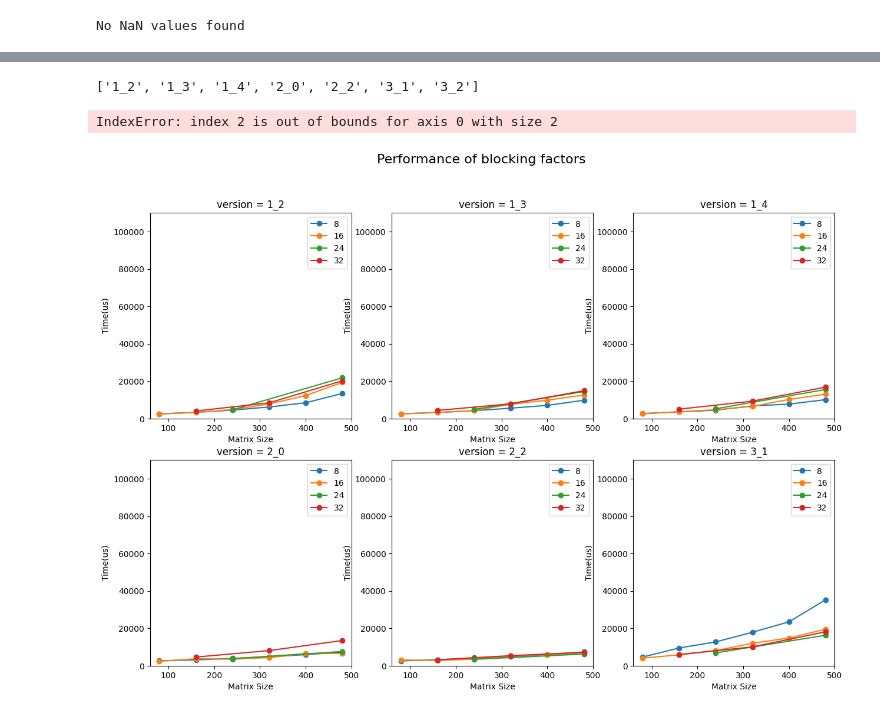
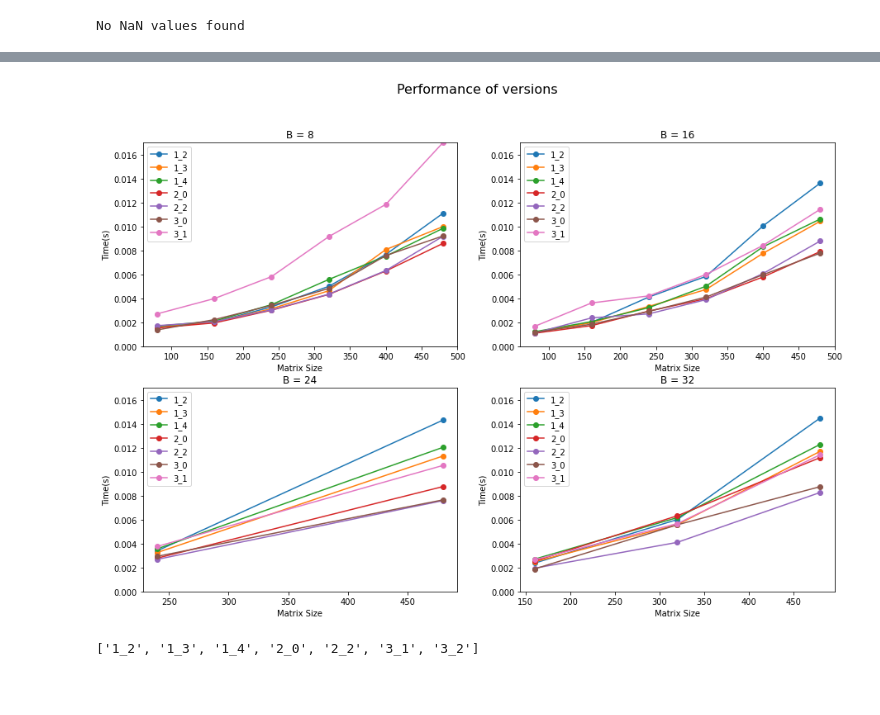
Before and after one commit to zucchi99/Blocked-AllPairsShortestPath, a Jupyter notebook: performance_analysis.ipynb, the cells around one changed output, grey strips where cells are left out. Drawn from its saved outputs; the diff is of its cells as text; code cells hidden in the pictures; blank space fills up the shorter version.

```diff
--- a/performance_analysis.ipynb
+++ b/performance_analysis.ipynb
@@ -140,0 +141,3 @@ with pd.option_context('display.max_rows', None, 'display.max_columns', None):
+# %%
+df_chrono_perf = pd.read_csv('csv/all_performances.csv')
+print(df_chrono_perf)
@@ -170,3 +191,7 @@ plt.savefig('png/versions_performance.png', facecolor='white', transparent=False
+# %%
+plot_perf_version(df_chrono_perf, 'Time(s)')
+# %% [output]
+[figure, added]
 # %%
 versions = np.unique(df_small['version'])
 versions = versions.tolist()
@@ -175,23 +200,21 @@ print(versions)
 # %% [output]
 ['1_2', '1_3', '1_4', '2_0', '2_2', '3_1', '3_2']
 # %%
-rows = 2
-cols = 3
-fig, axis = plt.subplots(rows, cols, figsize=(15, 10))
-idx = 0
-df_filtered = df_small[(df_small['version'] != '1_1')]
-fig.suptitle("Performance of blocking factors",  fontsize=16)
-max_y = max(df_filtered['Time(us)'])
-for v in versions:
-    i = (int) (idx / 3)
-    j = (int) (idx % 3)
-    df_plot = df_filtered[(df_filtered['version'] == v)]
-    for label, grp in df_plot.groupby(['b']):
-        sub_title = "version = " + v
-        grp.plot(ax=axis[i][j], kind='line', x='n', y='Time(us)', xlabel='Matrix Size', ylabel='Time(us)', label=label, title=sub_title, ylim=(0,max_y), marker='o')
-    idx += 1
+def plot_perf_B(df, time) :
+    rows = 2
+    cols = 4
+    fig, axis = plt.subplots(rows, cols, figsize=(25, 10))
+    idx = 0
+    df_filtered = df[(df['version'] != '1_1')]
+    fig.suptitle("Performance of blocking factors",  fontsize=16)
+    max_y = max(df_filtered[time])
+    for v in versions:
+        i = (int) (idx / cols)
+        j = (int) (idx % cols)
+        df_plot = df_filtered[(df_filtered['version'] == v)]
+        for label, grp in df_plot.groupby(['b']):
+            sub_title = "version = " + v
+            grp.plot(ax=axis[i][j], kind='line', x='n', y=time, xlabel='Matrix Size', ylabel=time, label=label, title=sub_title, ylim=(0,max_y), marker='o')
+        idx += 1
 
-plt.savefig('png/blocking_factors_performance.png', facecolor='white', transparent=False)
+    plt.savefig('png/blocking_factors_performance.png', facecolor='white', transparent=False)
-# %% [output]
-IndexError: index 2 is out of bounds for axis 0 with size 2
-[figure, removed]
```
Also changed, not shown: parts of 9 cells of this notebook, 11 other files.
